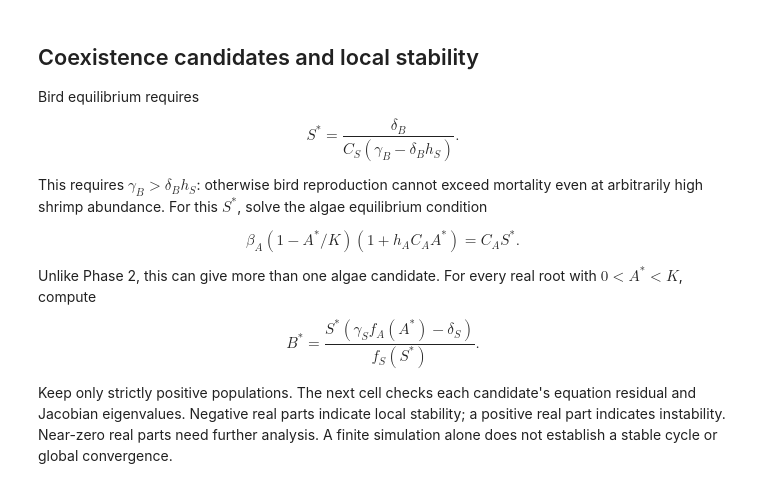
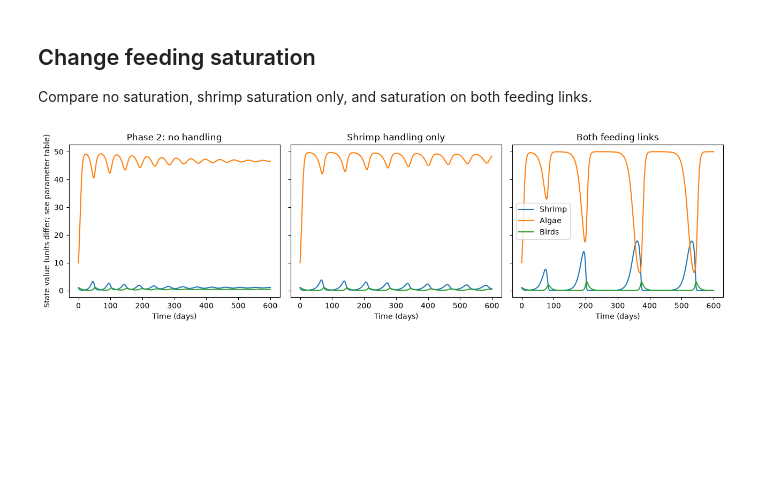
Before and after one commit to lukerichards8/great-salt-lake-model, a Jupyter notebook: model3/phase3_model.ipynb, the cells around one changed output. Saved outputs shown, nothing was run; the diff lists cells and outputs as text; code cells hidden in the pictures; blank space fills up the shorter version.

```diff
--- a/model3/phase3_model.ipynb
+++ b/model3/phase3_model.ipynb
@@ -105,0 +170,22 @@ The dashed curves use zero handling times. Solid curves show feeding with the cu
+# %%
+fig, axes = plt.subplots(1, 2, figsize=(10, 4))
+algae = np.linspace(0, 300, 300)
+shrimp = np.linspace(0, 20, 300)
+
+axes[0].plot(algae, C_A*algae, '--', label='Phase 2')
+axes[0].plot(algae, feeding(algae, C_A, h_A), label='Phase 3')
+if h_A > 0:
+    axes[0].axhline(1/h_A, color='gray', linestyle=':', label='Feeding limit')
+axes[0].set(xlabel='Algae (micrograms Chl-a/L)',
+            ylabel='Ingestion (micrograms Chl-a/shrimp/day)')
+
+axes[1].plot(shrimp, C_S*shrimp, '--', label='Phase 2')
+axes[1].plot(shrimp, feeding(shrimp, C_S, h_S), label='Phase 3')
+if h_S > 0:
+    axes[1].axhline(1/h_S, color='gray', linestyle=':', label='Feeding limit')
+axes[1].set(xlabel='Shrimp density (individuals/L)',
+            ylabel='Density removal ((shrimp/L)/bird/day)')
+for ax in axes:
+    ax.legend()
+fig.tight_layout()
+plt.show()
@@ -106,55 +194,20 @@ The dashed curves use zero handling times. Solid curves show feeding with the cu
+# %% [markdown]
+## Change feeding saturation
+
+Compare no saturation, shrimp saturation only, and saturation on both feeding links.
 # %%
-fig, axes = plt.subplots(1, 2, figsize=(10, 3.8))
-for ax, attack, handling, food_name in zip(axes, [C_A, C_S], [h_A, h_S], ['Algae A', 'Shrimp S']):
-    food_max = 1.2*K if food_name == 'Algae A' else 20
-    if handling > 0:
-        food_max = max(food_max, 3/(handling*attack))
-    food = np.linspace(0, food_max, 300)
-    ax.plot(food, feeding(food, attack, 0), '--', label='Phase 2')
-    ax.plot(food, feeding(food, attack, handling), label='Phase 3')
-    if handling > 0: ax.axhline(1/handling, color='gray', linestyle=':', label='Feeding limit')
-    if food_name == 'Algae A':
-        ax.set(xlabel='Algae (micrograms Chl-a/L)',
-               ylabel='Ingestion (micrograms Chl-a/shrimp/day)')
-    else:
-        ax.set(xlabel='Shrimp density (individuals/L)',
-               ylabel='Density removal ((shrimp/L)/bird/day)')
-    ax.legend()
-fig.tight_layout()
-plt.show()
-
 fig, axes = plt.subplots(1, 3, figsize=(13, 3.8), sharex=True, sharey=True)
 trials = [('Phase 2: no handling', 0, 0),
           ('Shrimp handling only', h_A, 0),
           ('Both feeding links', h_A, h_S)]
 for ax, (title, ha, hs) in zip(axes, trials):
     result = simulate(y0, T, ha, hs)
     for i, label in enumerate(['Shrimp', 'Algae', 'Birds']):
         ax.plot(result.t, result.y[i], label=label)
     ax.set(title=title, xlabel='Time (days)')
 axes[0].set_ylabel('State value (units differ; see parameter table)')
 axes[-1].legend()
 fig.tight_layout()
 plt.show()
+# %% [output]
+[figure, added]
-# %% [markdown]
-## Coexistence candidates and local stability
-
-Bird equilibrium requires
-
-$$
-S^*=\frac{\delta_B}{C_S(\gamma_B-\delta_B h_S)}.
-$$
-
-This requires $\gamma_B>\delta_B h_S$: otherwise bird reproduction cannot exceed mortality even at arbitrarily high shrimp abundance. For this $S^*$, solve the algae equilibrium condition
-
-$$
-\beta_A(1-A^*/K)(1+h_A C_A A^*)=C_A S^*.
-$$
-
-Unlike Phase 2, this can give more than one algae candidate. For every real root with $0<A^*<K$, compute
-
-$$
-B^*=\frac{S^*(\gamma_S f_A(A^*)-\delta_S)}{f_S(S^*)}.
-$$
-
-Keep only strictly positive populations. The next cell checks each candidate's equation residual and Jacobian eigenvalues. Negative real parts indicate local stability; a positive real part indicates instability. Near-zero real parts need further analysis. A finite simulation alone does not establish a stable cycle or global convergence.
```
Also changed, not shown: parts of 17 cells of this notebook.
